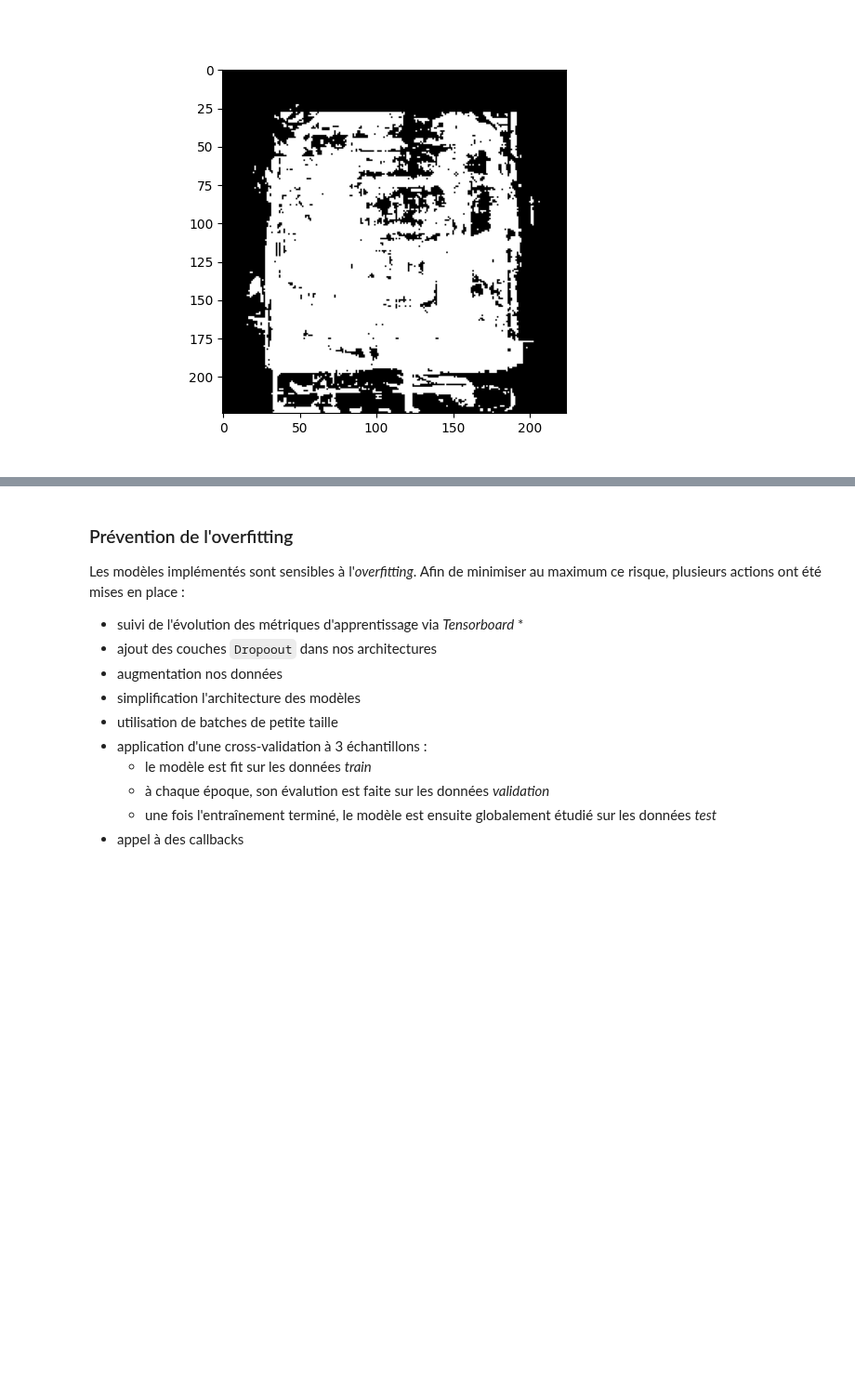
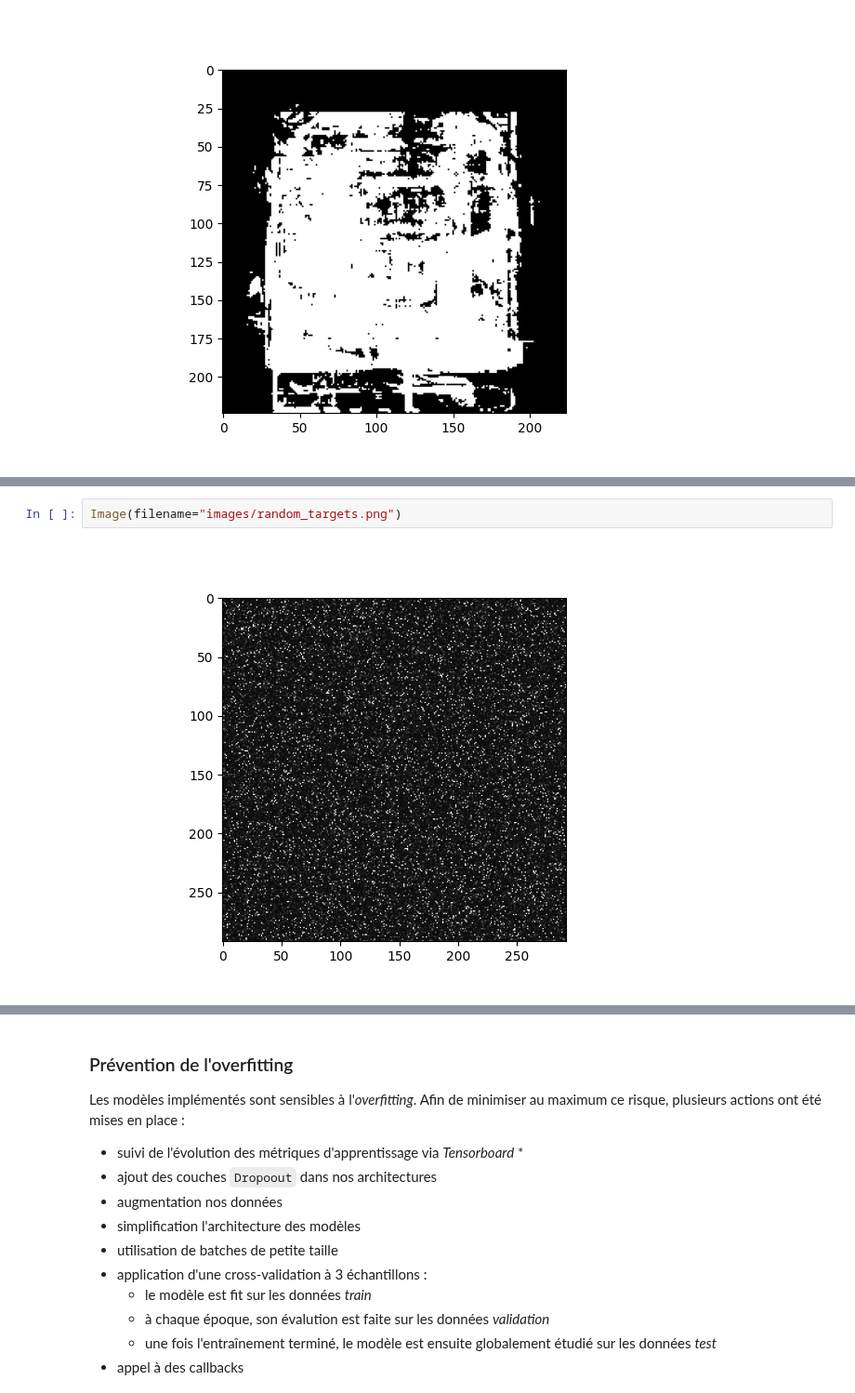
Before and after one commit to data-modelisation/rakuten, a Jupyter notebook: notebooks/final_report.ipynb, the cells around one changed output, grey strips where cells are left out. Shown at 93% size. Saved outputs shown, nothing was run; the diff lists cells and outputs as text; blank space fills up the shorter version.

```diff
--- a/notebooks/final_report.ipynb
+++ b/notebooks/final_report.ipynb
@@ -209,0 +157,4 @@ Pour rappel, 27 catégories sont à notre disposition. Cela signifie qu'un score
+# %%
+Image(filename="images/random_targets.png")
+# %% [output]
+[figure, added]
```
Also changed, not shown: parts of 8 cells of this notebook, 1 other file.
